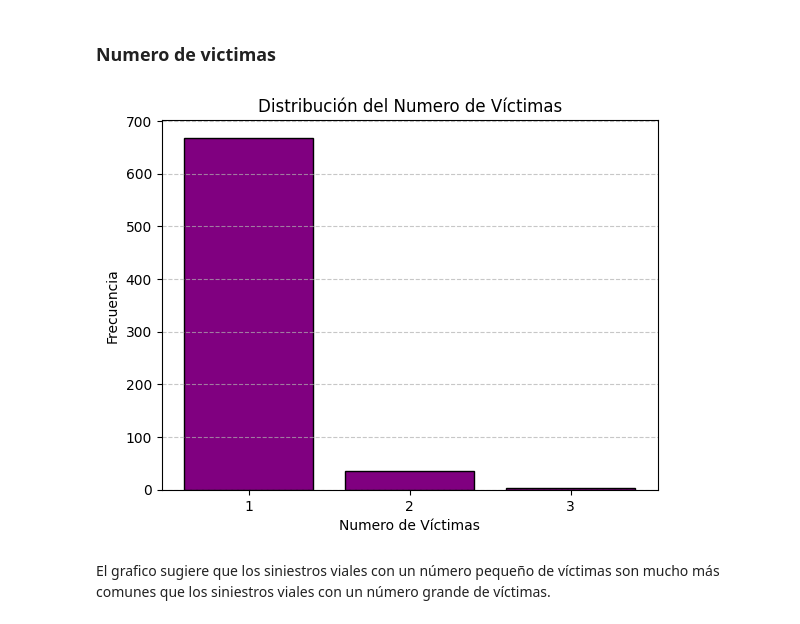
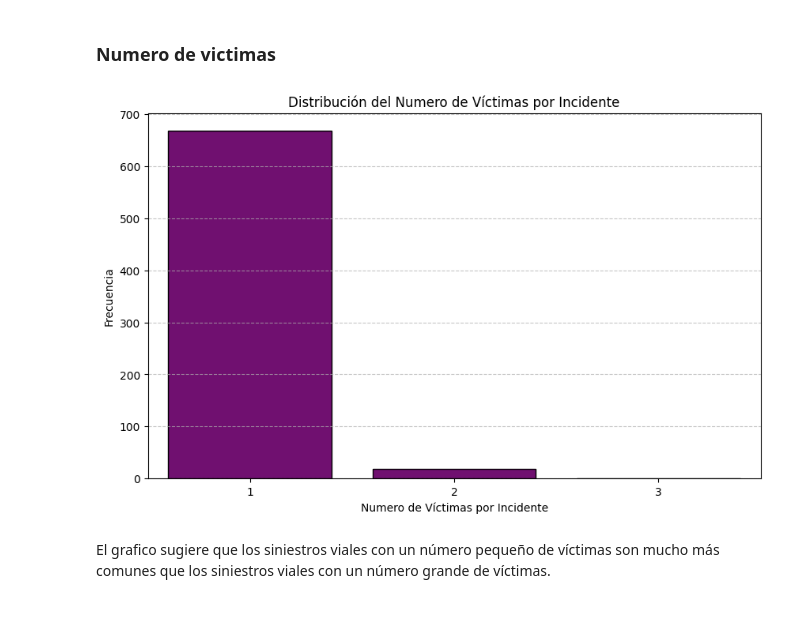
Before and after one commit to ASGuzman/PI2_Siniestros_Viales, a Jupyter notebook: EDA.ipynb, the cells around one changed output. Saved outputs shown, nothing was run; the diff lists cells and outputs as text; code cells hidden in the pictures.

```diff
--- a/EDA.ipynb
+++ b/EDA.ipynb
@@ -164,17 +164,17 @@ El histograma muestra que la mayoría de las victimas tiene entre 20 y 40 años
 # %% [markdown]
 ### Numero de victimas
 # %%
-victimas_counts = df_siniestros["Nro Victimas"].value_counts().sort_index()
+victimas_counts = df_siniestros.groupby("Id")["Nro Victimas"].max().value_counts().sort_index()
 
-plt.bar(victimas_counts.index, victimas_counts.values, color="purple", edgecolor= "black")
-plt.title("Distribución del Numero de Víctimas")
-plt.xlabel("Numero de Víctimas")
+plt.figure(figsize=(10, 6))
+sns.barplot(x=victimas_counts.index, y=victimas_counts.values, color="purple", edgecolor="black")
+plt.title("Distribución del Numero de Víctimas por Incidente")
+plt.xlabel("Numero de Víctimas por Incidente")
 plt.ylabel("Frecuencia")
 plt.grid(axis="y", linestyle="--", alpha=0.7)
-plt.xticks(range(int(df_siniestros["Nro Victimas"].min()), int(df_siniestros["Nro Victimas"].max()) + 1))
 plt.show()
 # %% [output]
-[figure, old version]
+[figure, new version]
 # %% [markdown]
 El grafico sugiere que los siniestros viales con un número pequeño de víctimas son mucho más comunes que los siniestros viales con un número grande de víctimas.
 # %% [markdown]
```
Also changed, not shown: parts of 20 cells of this notebook.
